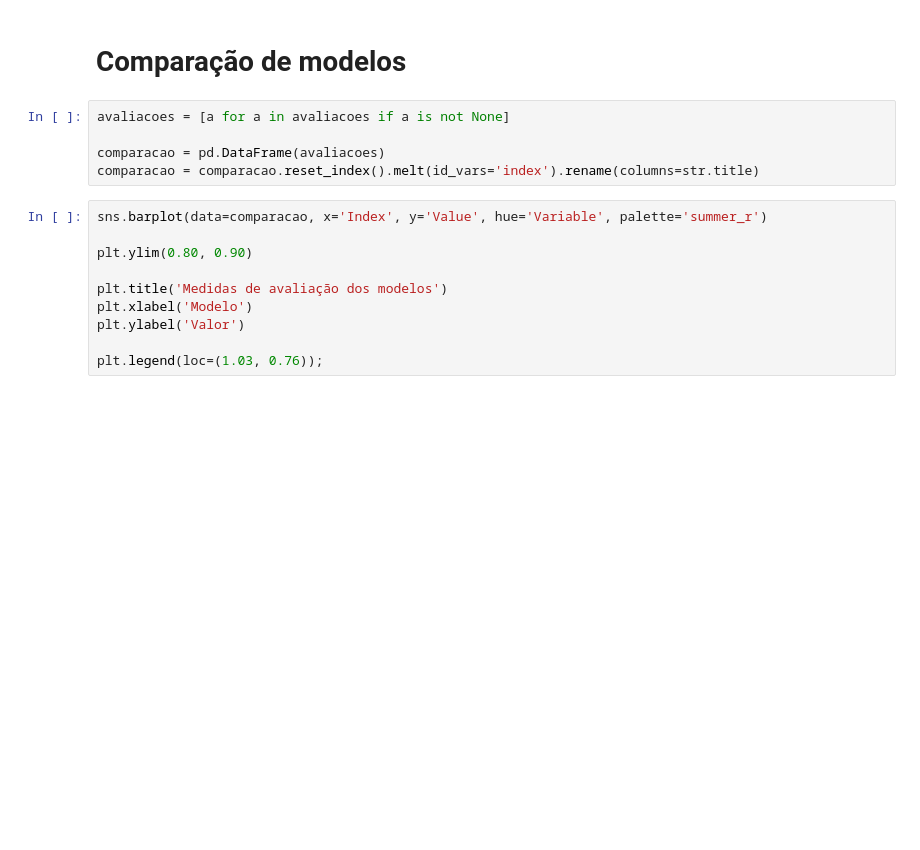
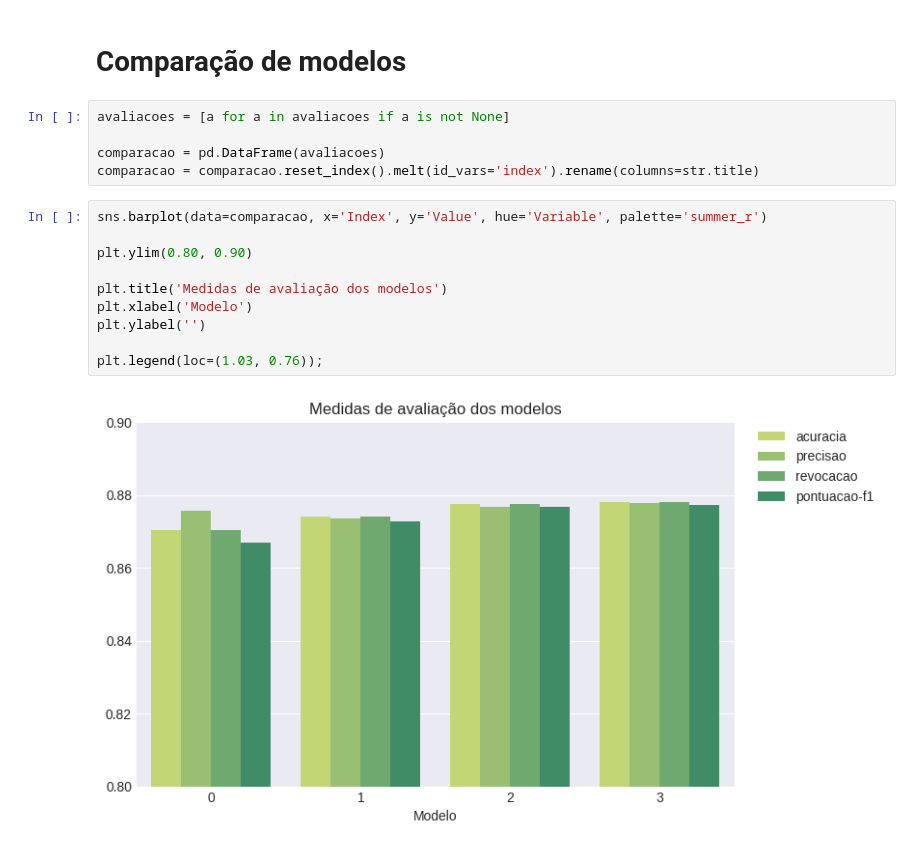
Before and after one commit to flohmannjr/tensorflow_curso, a Jupyter notebook: TensorFlow_MP2_1_SkimLit+.ipynb, the cells around one changed output. Drawn from its saved outputs; the diff is of its cells as text; blank space fills up the shorter version.

```diff
--- a/TensorFlow_MP2_1_SkimLit+.ipynb
+++ b/TensorFlow_MP2_1_SkimLit+.ipynb
@@ -406,13 +602,15 @@ comparacao = comparacao.reset_index().melt(id_vars='index').rename(columns=str.t
 # %%
 sns.barplot(data=comparacao, x='Index', y='Value', hue='Variable', palette='summer_r')
 
 plt.ylim(0.80, 0.90)
 
 plt.title('Medidas de avaliação dos modelos')
 plt.xlabel('Modelo')
-plt.ylabel('Valor')
+plt.ylabel('')
 
 plt.legend(loc=(1.03, 0.76));
+# %% [output]
+[figure, added]
 # %%
 comparacao_f1 = pd.DataFrame([a['pontuacao-f1'] for a in avaliacoes]).T
 
```
Also changed, not shown: parts of 25 cells of this notebook.
